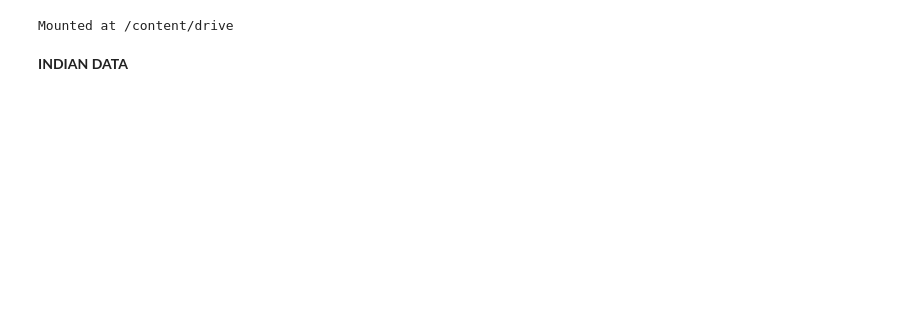
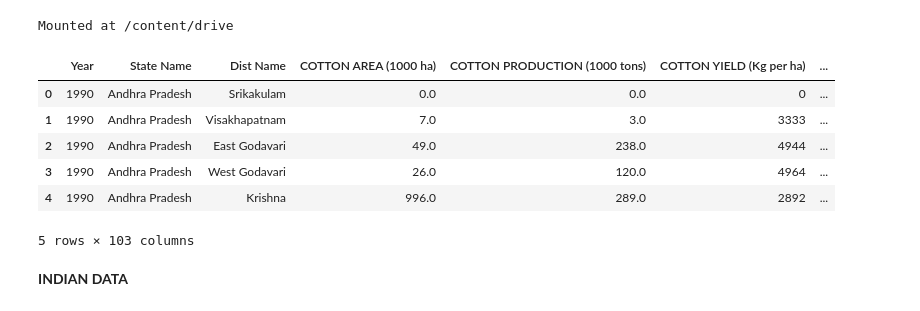
Before and after one commit to whitehatjr1001/Geopact-hackathon, a Jupyter notebook: Genpact_Hackathon.ipynb, the cells around one changed output. Cells and saved outputs as stored; diff of their text form; code cells hidden in the pictures; blank space fills up the shorter version.

```diff
--- a/Genpact_Hackathon.ipynb
+++ b/Genpact_Hackathon.ipynb
@@ -13,5 +15,15 @@ indian_train =  pd.read_csv('/content/drive/MyDrive/Participants_Data_GGSH_Solut
 indian_test = pd.read_csv('/content/drive/MyDrive/Participants_Data_GGSH_Solution_Notebook/India_test.csv')
 USA_train =pd.read_csv('/content/drive/MyDrive/Participants_Data_GGSH_Solution_Notebook/USA_train.csv')
 USA_test = pd.read_csv('/content/drive/MyDrive/Participants_Data_GGSH_Solution_Notebook/USA_test.csv')
+# %%
+indian_train.head()
+# %% [output]
+|  | Year | State Name | Dist Name | COTTON AREA (1000 ha) | COTTON PRODUCTION (1000 tons) | COTTON YIELD (Kg per ha) | ... |
+| 0 | 1990 | Andhra Pradesh | Srikakulam | 0.0 | 0.0 | 0 | ... |
+| 1 | 1990 | Andhra Pradesh | Visakhapatnam | 7.0 | 3.0 | 3333 | ... |
+| 2 | 1990 | Andhra Pradesh | East Godavari | 49.0 | 238.0 | 4944 | ... |
+| 3 | 1990 | Andhra Pradesh | West Godavari | 26.0 | 120.0 | 4964 | ... |
+| 4 | 1990 | Andhra Pradesh | Krishna | 996.0 | 289.0 | 2892 | ... |
+5 rows × 103 columns
 # %% [markdown]
 **INDIAN DATA**
```
Also changed, not shown: parts of 17 cells of this notebook.
